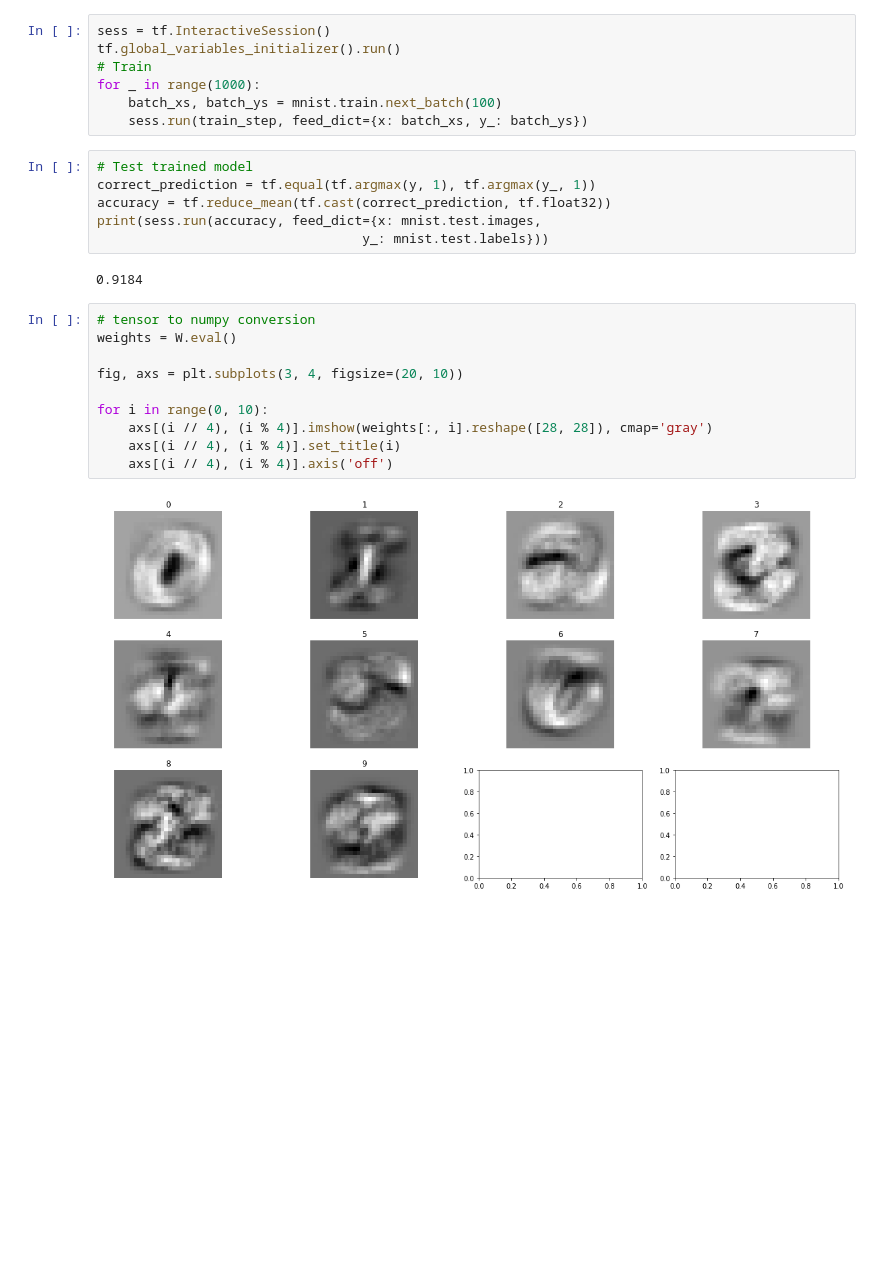
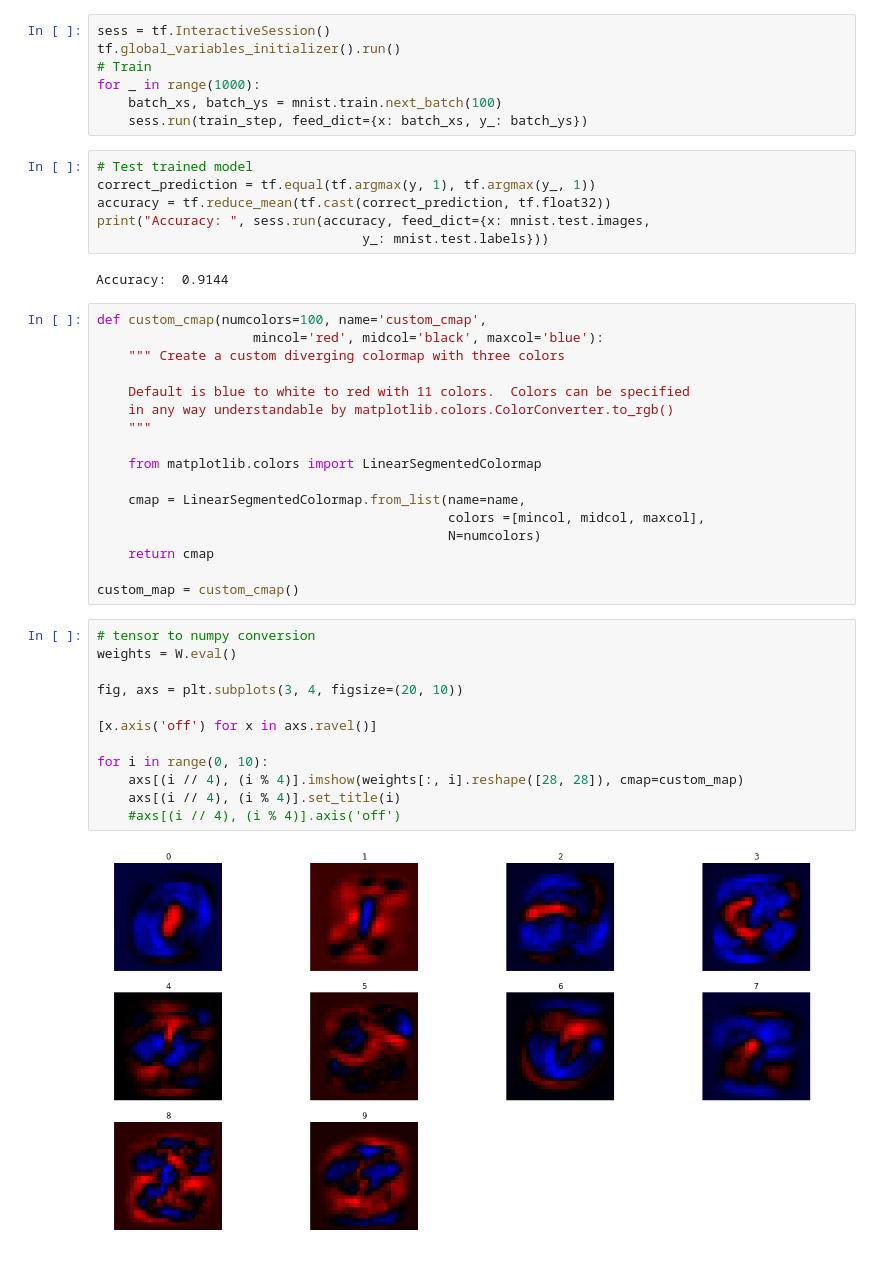
Before and after one commit to widovanheemstra/MNIST_hello_world, a Jupyter notebook: Neural Network Hello World.ipynb, the cells around one changed output. Saved outputs shown, nothing was run; the diff lists cells and outputs as text; blank space fills up the shorter version.

```diff
--- a/Neural Network Hello World.ipynb
+++ b/Neural Network Hello World.ipynb
@@ -119,19 +125,38 @@ for _ in range(1000):
 # Test trained model
 correct_prediction = tf.equal(tf.argmax(y, 1), tf.argmax(y_, 1))
 accuracy = tf.reduce_mean(tf.cast(correct_prediction, tf.float32))
-print(sess.run(accuracy, feed_dict={x: mnist.test.images,
+print("Accuracy: ", sess.run(accuracy, feed_dict={x: mnist.test.images,
                                   y_: mnist.test.labels}))
 # %% [output]
-0.9184
+Accuracy:  0.9144
+# %%
+def custom_cmap(numcolors=100, name='custom_cmap',
+                    mincol='red', midcol='black', maxcol='blue'):
+    """ Create a custom diverging colormap with three colors
+
+    Default is blue to white to red with 11 colors.  Colors can be specified
+    in any way understandable by matplotlib.colors.ColorConverter.to_rgb()
+    """
+
+    from matplotlib.colors import LinearSegmentedColormap
+
+    cmap = LinearSegmentedColormap.from_list(name=name,
+                                             colors =[mincol, midcol, maxcol],
+                                             N=numcolors)
+    return cmap
+
+custom_map = custom_cmap()
 # %%
 # tensor to numpy conversion
 weights = W.eval()
 
 fig, axs = plt.subplots(3, 4, figsize=(20, 10))
 
+[x.axis('off') for x in axs.ravel()]
+
 for i in range(0, 10):
-    axs[(i // 4), (i % 4)].imshow(weights[:, i].reshape([28, 28]), cmap='gray')
+    axs[(i // 4), (i % 4)].imshow(weights[:, i].reshape([28, 28]), cmap=custom_map)
     axs[(i // 4), (i % 4)].set_title(i)
-    axs[(i // 4), (i % 4)].axis('off')
+    #axs[(i // 4), (i % 4)].axis('off')
 # %% [output]
-[figure, old version]
+[figure, new version]
```
Also changed, not shown: parts of 37 cells of this notebook, 1 other file.
